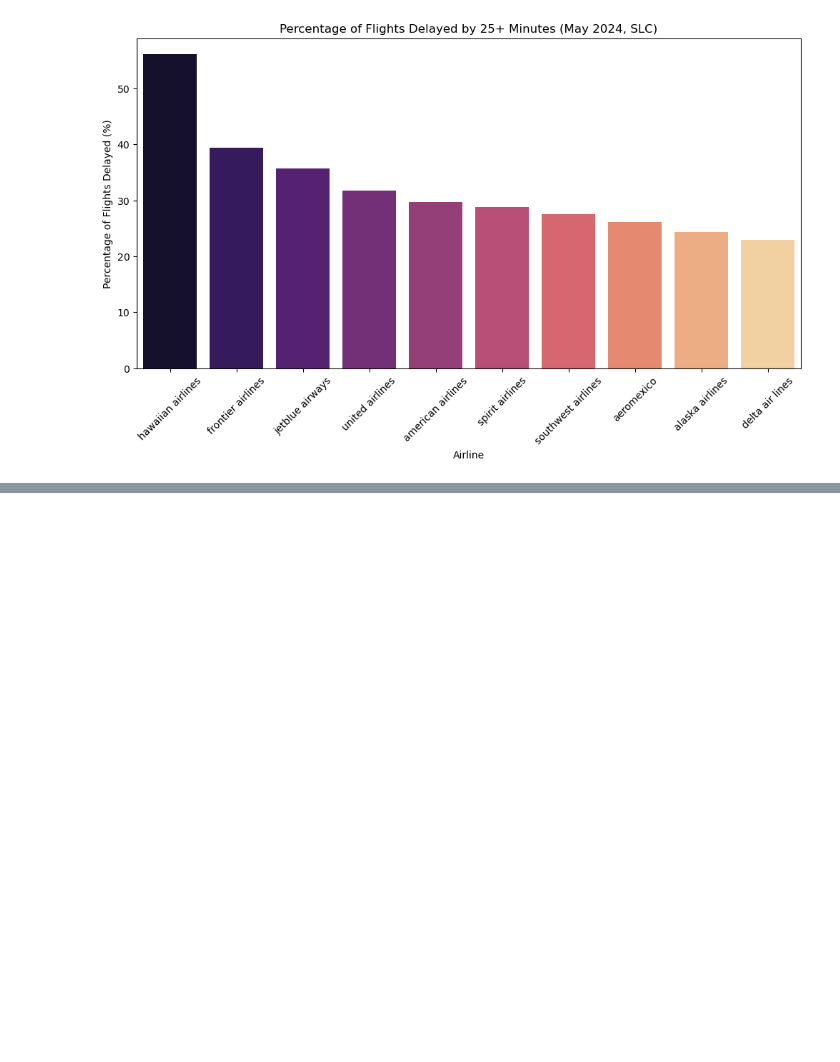
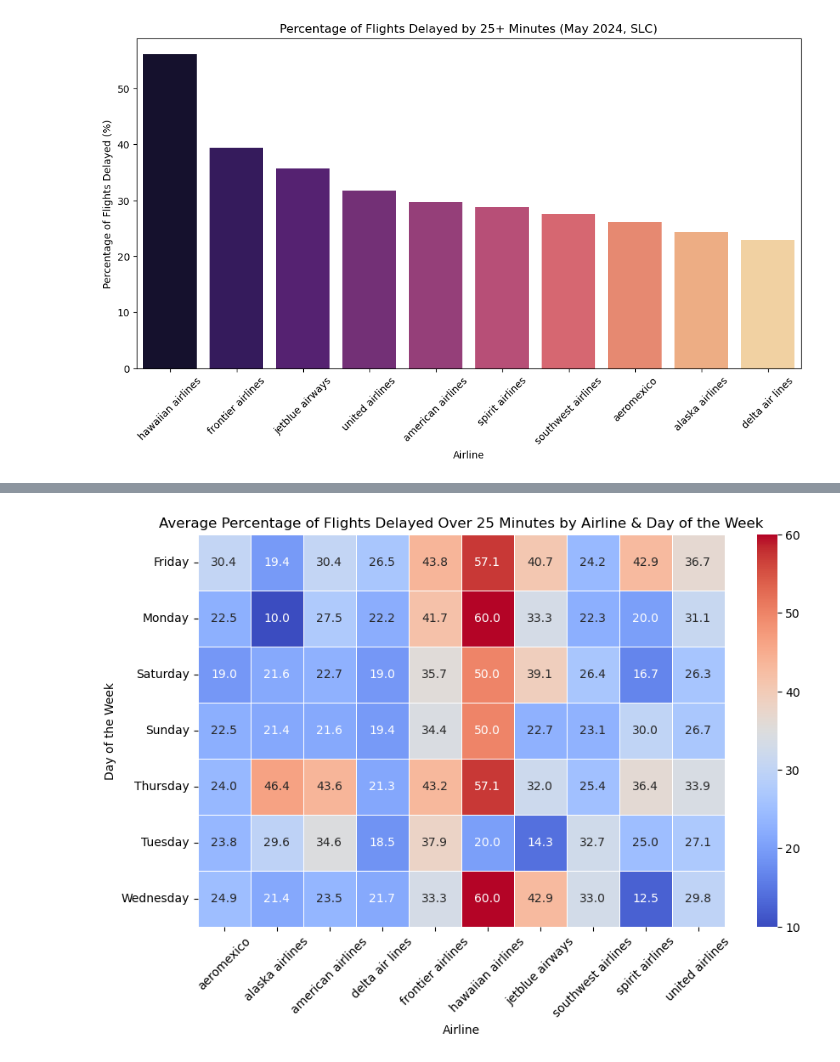
Before and after one commit to kelsjens/My-Blog, a Jupyter notebook: _posts/flights.ipynb, the cells around one changed output, grey strips where cells are left out. Saved outputs shown, nothing was run; the diff lists cells and outputs as text; code cells hidden in the pictures; blank space fills up the shorter version.

```diff
--- a/_posts/flights.ipynb
+++ b/_posts/flights.ipynb
@@ -222,0 +293,27 @@ Passing `palette` without assigning `hue` is deprecated and will be removed in v
+# %%
+import seaborn as sns
+import matplotlib.pyplot as plt
+
+# Create the "Delayed_Over_25" column
+df["Delayed_Over_25"] = df["delay"] > 25
+
+# Group by day of the week and airline, then calculate the mean delay rate
+delay_rates = df.groupby(["Day of the week", "airline"])["Delayed_Over_25"].mean() * 100
+
+# Convert to a pivot table for the heatmap
+delay_pivot = delay_rates.unstack()
+
+# Plot the heatmap
+plt.figure(figsize=(10, 6))
+sns.heatmap(delay_pivot, cmap="coolwarm", annot=True, fmt=".1f", linewidths=0.5)
+
+# Formatting
+plt.title("Average Percentage of Flights Delayed Over 25 Minutes by Airline & Day of the Week")
+plt.xlabel("Airline")
+plt.ylabel("Day of the Week")
+plt.xticks(rotation=45)
+plt.yticks(rotation=0)
+
+plt.show()
+# %% [output]
+[figure, added]
```
Also changed, not shown: parts of 3 cells of this notebook, 1 other file.
